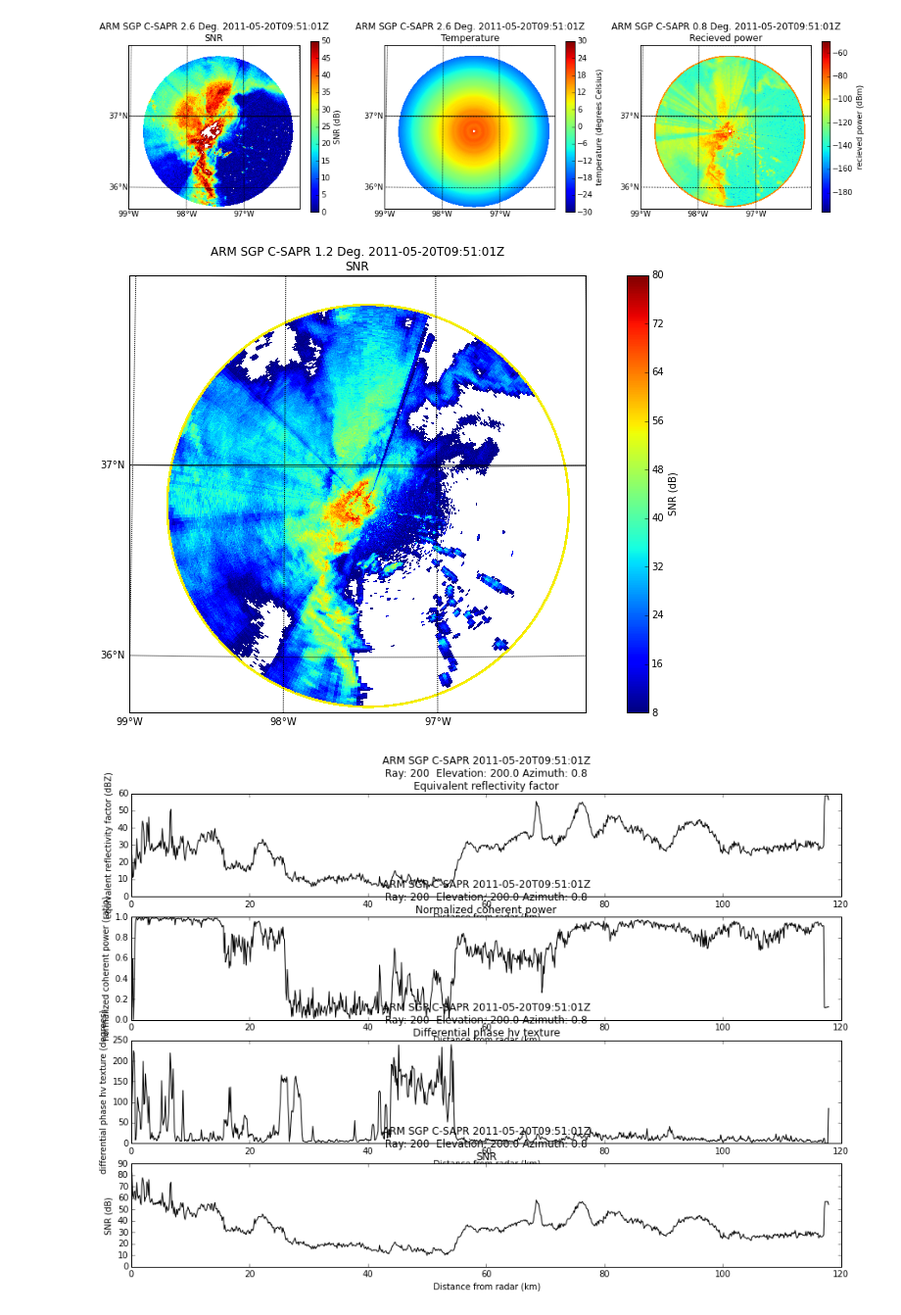
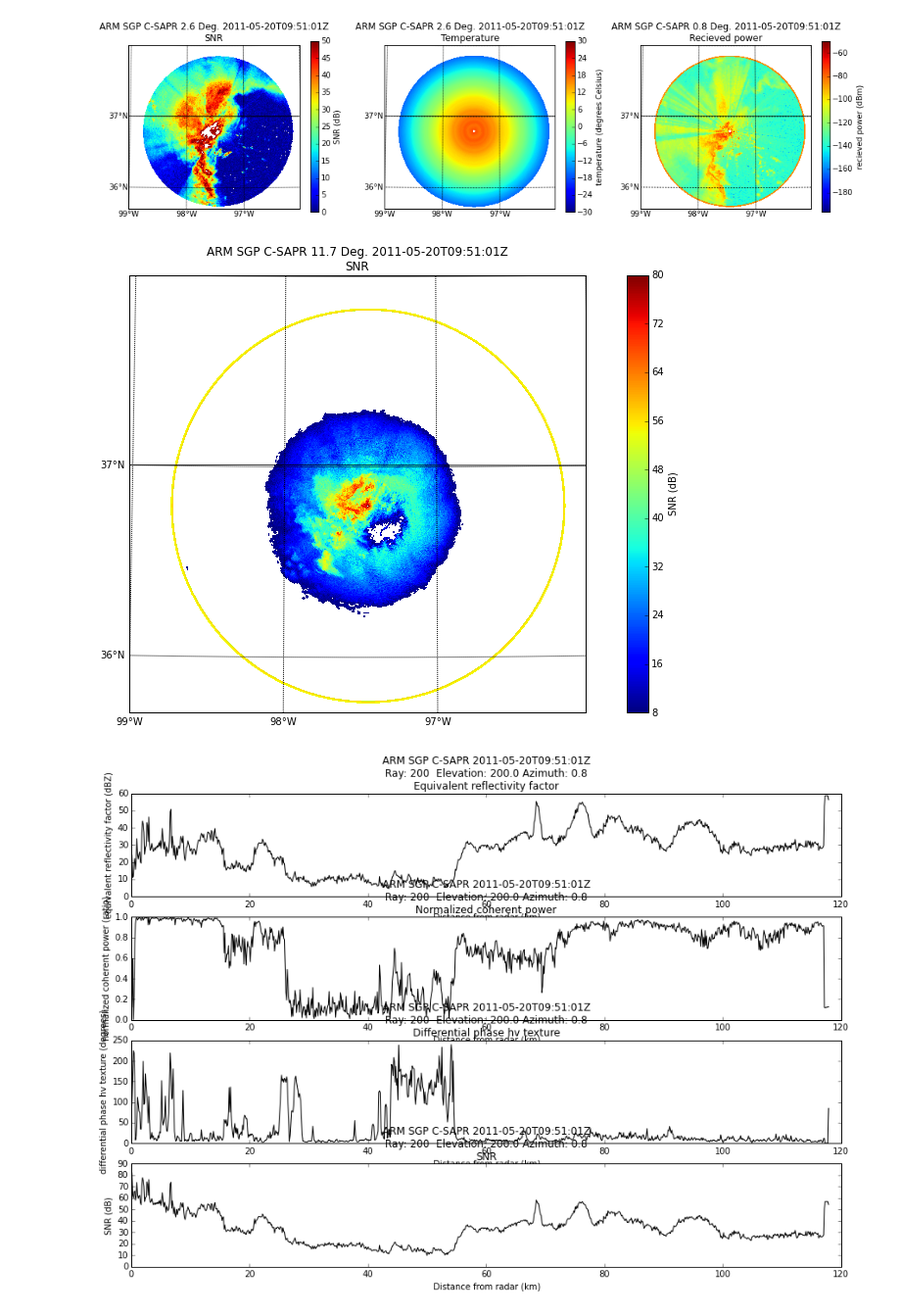
Before and after one commit to ANL-DIGR/openvap, a Jupyter notebook: development/cmac2/notebooks/2 Fuzzy Logic exploration, a simple stab.ipynb, the cells around one changed output. Shown at 98% size. Drawn from its saved outputs; the diff is of its cells as text; code cells hidden in the pictures.

```diff
--- a/development/cmac2/notebooks/2 Fuzzy Logic exploration, a simple stab.ipynb
+++ b/development/cmac2/notebooks/2 Fuzzy Logic exploration, a simple stab.ipynb
@@ -297,11 +293,11 @@ display.plot_ppi_map('pseudo_power', sweep = 0, vmin = -197, vmax = -50,
 # %%
 f = plt.figure(figsize = [15,8])
 
-display.plot_ppi_map('SNR', sweep = 1, vmin =8, vmax = 80,
+display.plot_ppi_map('SNR', sweep = 10, vmin =8, vmax = 80,
                      min_lon = min_lon, max_lon = max_lon, min_lat = min_lat, max_lat = max_lat,
                      resolution = 'i')
 # %% [output]
-[figure, old version]
+[figure, new version]
 # %%
 fig = plt.figure(figsize = [15 , 10])
 my_display = pyart.graph.RadarDisplay(csapr_radar)
```
Also changed, not shown: parts of 15 cells of this notebook.
